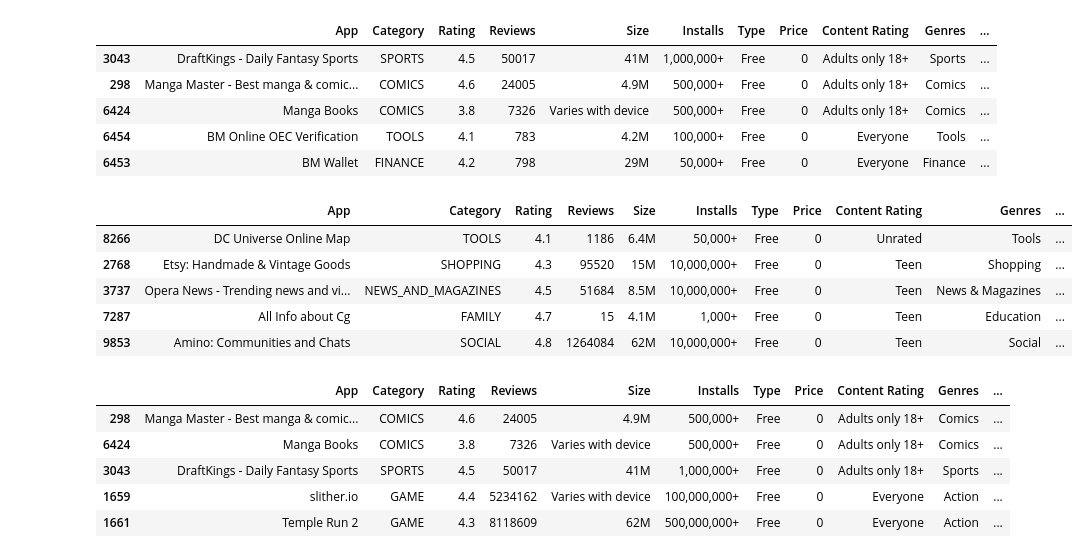
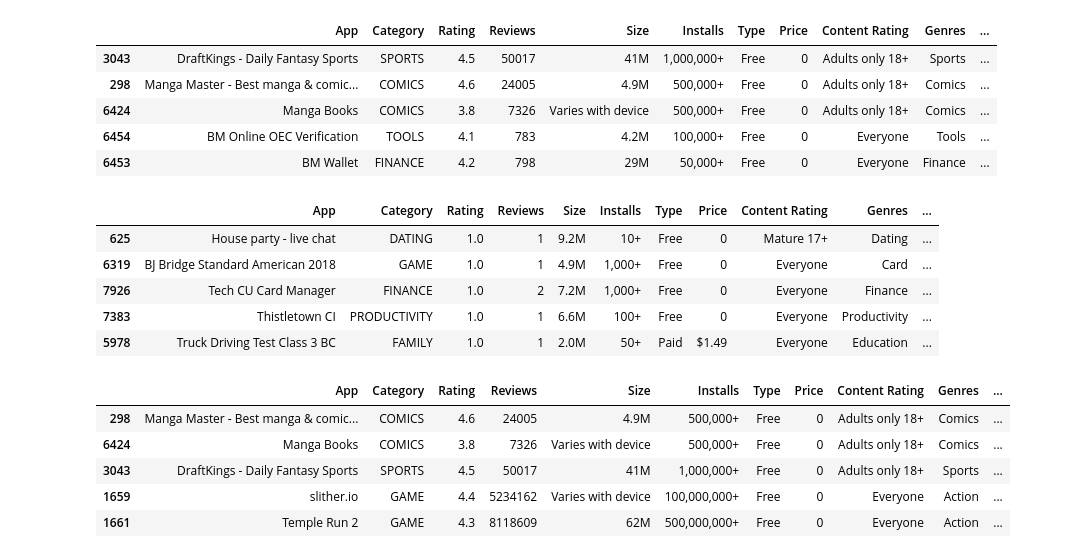
Before and after one commit to vladbandurin/Python4DS, a Jupyter notebook: notebooks/lectures/10_Pandas-tutorial.ipynb, the cells around one changed output. Drawn from its saved outputs; the diff is of its cells as text; code cells hidden in the pictures.

```diff
--- a/notebooks/lectures/10_Pandas-tutorial.ipynb
+++ b/notebooks/lectures/10_Pandas-tutorial.ipynb
@@ -1095,15 +1124,15 @@ data_by_content.head()
 | 6453 | BM Wallet | FINANCE | 4.2 | 798 | 29M | 50,000+ | Free | 0 | Everyone | Finance | ... |
 # %%
 # sorting in descending order
-data_by_content =  data.sort_values("Content Rating", ascending = False)
+data_by_content =  data.sort_values("Rating", ascending = True)
 data_by_content.head()
 # %% [output]
 |  | App | Category | Rating | Reviews | Size | Installs | Type | Price | Content Rating | Genres | ... |
-| 8266 | DC Universe Online Map | TOOLS | 4.1 | 1186 | 6.4M | 50,000+ | Free | 0 | Unrated | Tools | ... |
-| 2768 | Etsy: Handmade & Vintage Goods | SHOPPING | 4.3 | 95520 | 15M | 10,000,000+ | Free | 0 | Teen | Shopping | ... |
-| 3737 | Opera News - Trending news and vi... | NEWS_AND_MAGAZINES | 4.5 | 51684 | 8.5M | 10,000,000+ | Free | 0 | Teen | News & Magazines | ... |
-| 7287 | All Info about Cg | FAMILY | 4.7 | 15 | 4.1M | 1,000+ | Free | 0 | Teen | Education | ... |
-| 9853 | Amino: Communities and Chats | SOCIAL | 4.8 | 1264084 | 62M | 10,000,000+ | Free | 0 | Teen | Social | ... |
+| 625 | House party - live chat | DATING | 1.0 | 1 | 9.2M | 10+ | Free | 0 | Mature 17+ | Dating | ... |
+| 6319 | BJ Bridge Standard American 2018 | GAME | 1.0 | 1 | 4.9M | 1,000+ | Free | 0 | Everyone | Card | ... |
+| 7926 | Tech CU Card Manager | FINANCE | 1.0 | 2 | 7.2M | 1,000+ | Free | 0 | Everyone | Finance | ... |
+| 7383 | Thistletown CI | PRODUCTIVITY | 1.0 | 1 | 6.6M | 100+ | Free | 0 | Everyone | Productivity | ... |
+| 5978 | Truck Driving Test Class 3 BC | FAMILY | 1.0 | 1 | 2.0M | 50+ | Paid | $1.49 | Everyone | Education | ... |
 # %%
 # sorting by multiple columns
 sorted_data = data.sort_values(["Content Rating", "Genres"])
```
Also changed, not shown: parts of 37 cells of this notebook.
